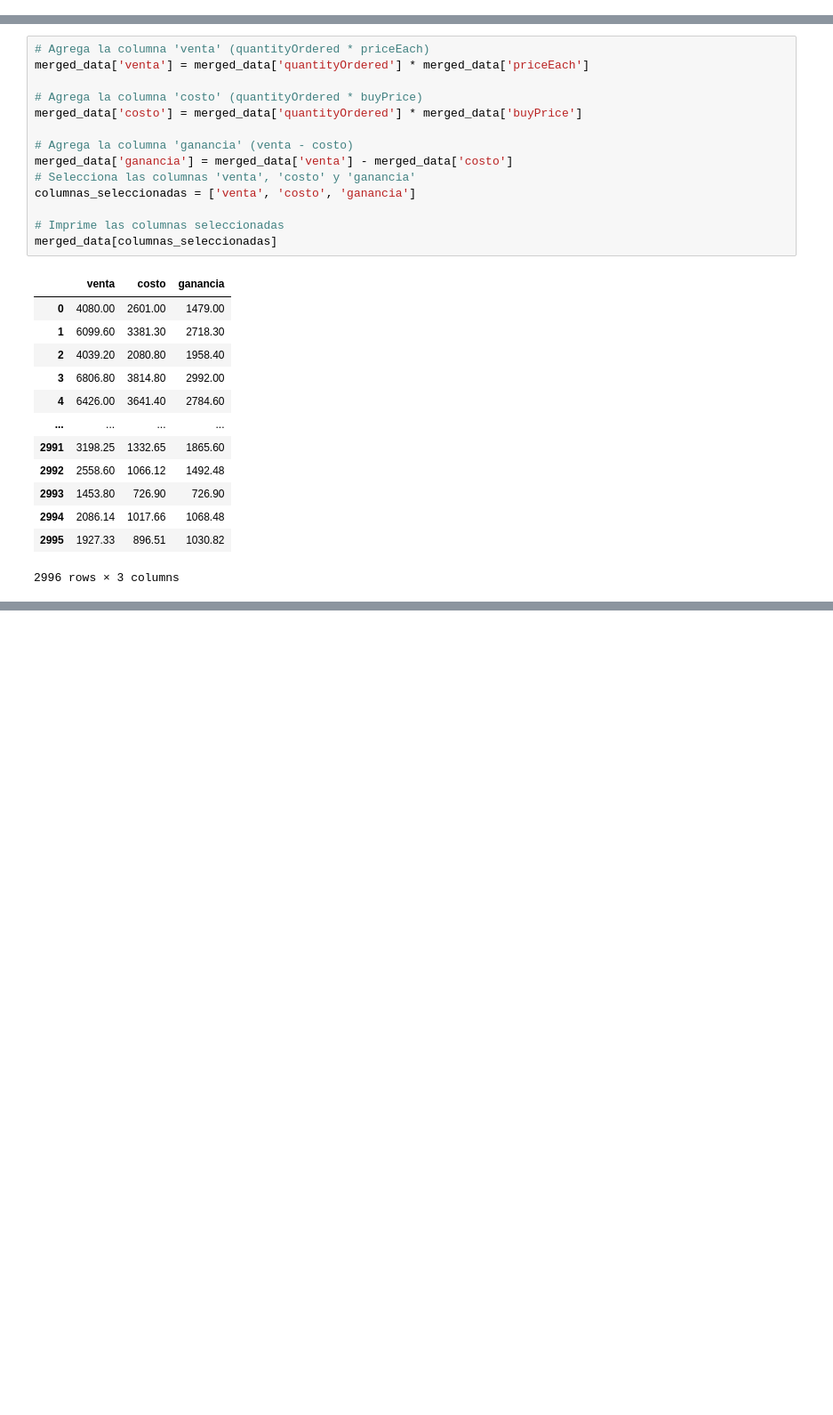
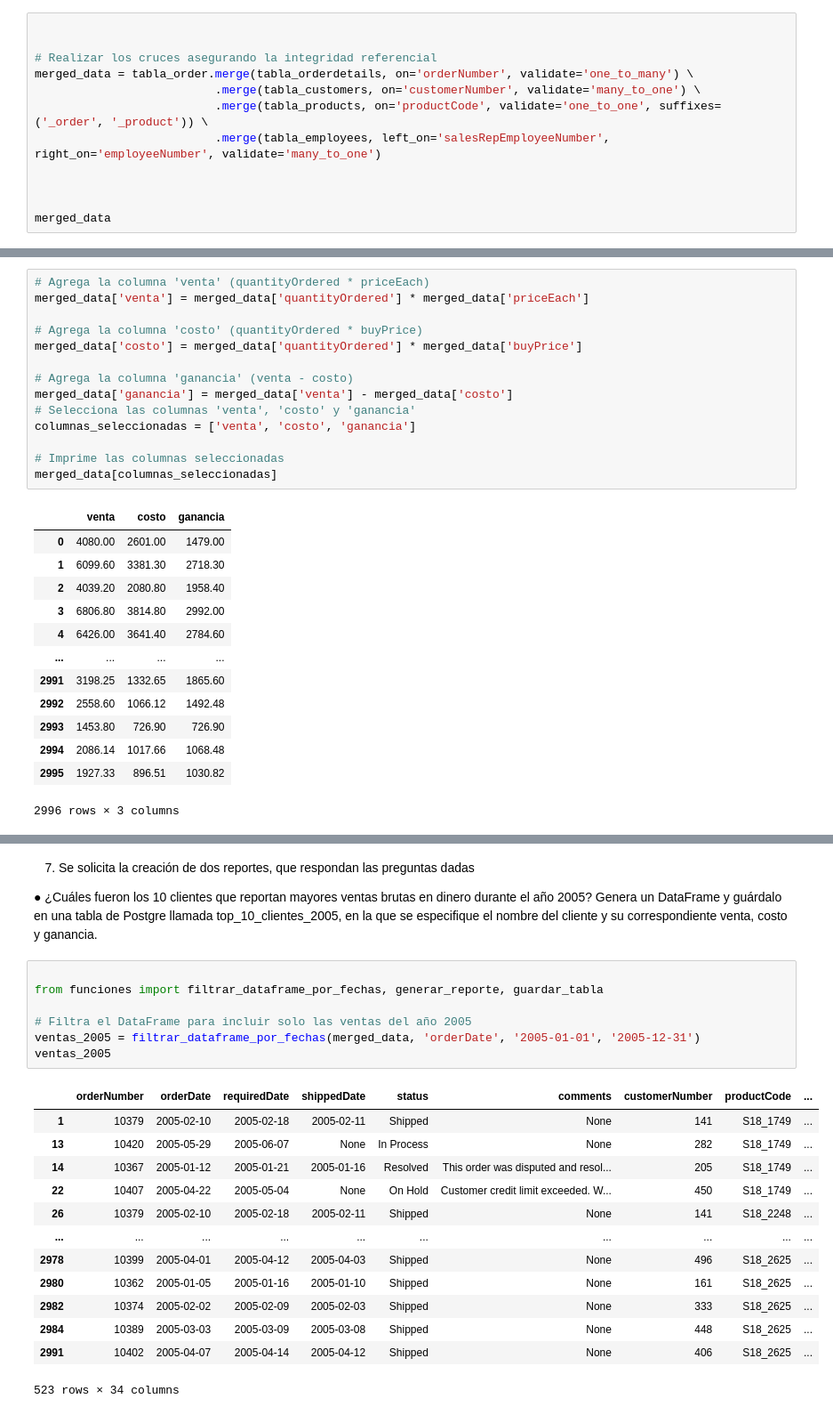
Before and after one commit to hlcxpl/pythond7, a Jupyter notebook: python7.ipynb, the cells around one changed output, grey strips where cells are left out. Shown at 89% size. Drawn from its saved outputs; the diff is of its cells as text; blank space fills up the shorter version.

```diff
--- a/python7.ipynb
+++ b/python7.ipynb
@@ -78,0 +119,12 @@ merged_data
+# %%
+
+
+# Realizar los cruces asegurando la integridad referencial
+merged_data = tabla_order.merge(tabla_orderdetails, on='orderNumber', validate='one_to_many') \
+                          .merge(tabla_customers, on='customerNumber', validate='many_to_one') \
+                          .merge(tabla_products, on='productCode', validate='one_to_one', suffixes=('_order', '_product')) \
+                          .merge(tabla_employees, left_on='salesRepEmployeeNumber', right_on='employeeNumber', validate='many_to_one')
+
+
+
+merged_data
@@ -124,0 +230,28 @@ NameError: name 'pd' is not defined
+# %% [markdown]
+7. Se solicita la creación de dos reportes, que respondan las preguntas dadas
+
+● ¿Cuáles fueron los 10 clientes que reportan mayores ventas brutas en dinero durante
+el año 2005? Genera un DataFrame y guárdalo en una tabla de Postgre llamada
+top_10_clientes_2005, en la que se especifique el nombre del cliente y su
+correspondiente venta, costo y ganancia.
+# %%
+
+from funciones import filtrar_dataframe_por_fechas, generar_reporte, guardar_tabla
+
+# Filtra el DataFrame para incluir solo las ventas del año 2005
+ventas_2005 = filtrar_dataframe_por_fechas(merged_data, 'orderDate', '2005-01-01', '2005-12-31')
+ventas_2005
+# %% [output]
+|  | orderNumber | orderDate | requiredDate | shippedDate | status | comments | customerNumber | productCode | ... |
+| 1 | 10379 | 2005-02-10 | 2005-02-18 | 2005-02-11 | Shipped | None | 141 | S18_1749 | ... |
+| 13 | 10420 | 2005-05-29 | 2005-06-07 | None | In Process | None | 282 | S18_1749 | ... |
+| 14 | 10367 | 2005-01-12 | 2005-01-21 | 2005-01-16 | Resolved | This order was disputed and resol... | 205 | S18_1749 | ... |
+| 22 | 10407 | 2005-04-22 | 2005-05-04 | None | On Hold | Customer credit limit exceeded. W... | 450 | S18_1749 | ... |
+| 26 | 10379 | 2005-02-10 | 2005-02-18 | 2005-02-11 | Shipped | None | 141 | S18_2248 | ... |
+| ... | ... | ... | ... | ... | ... | ... | ... | ... | ... |
+| 2978 | 10399 | 2005-04-01 | 2005-04-12 | 2005-04-03 | Shipped | None | 496 | S18_2625 | ... |
+| 2980 | 10362 | 2005-01-05 | 2005-01-16 | 2005-01-10 | Shipped | None | 161 | S18_2625 | ... |
+| 2982 | 10374 | 2005-02-02 | 2005-02-09 | 2005-02-03 | Shipped | None | 333 | S18_2625 | ... |
+| 2984 | 10389 | 2005-03-03 | 2005-03-09 | 2005-03-08 | Shipped | None | 448 | S18_2625 | ... |
+| 2991 | 10402 | 2005-04-07 | 2005-04-14 | 2005-04-12 | Shipped | None | 406 | S18_2625 | ... |
+523 rows × 34 columns
```
Also changed, not shown: parts of 15 cells of this notebook, 2 other files.
